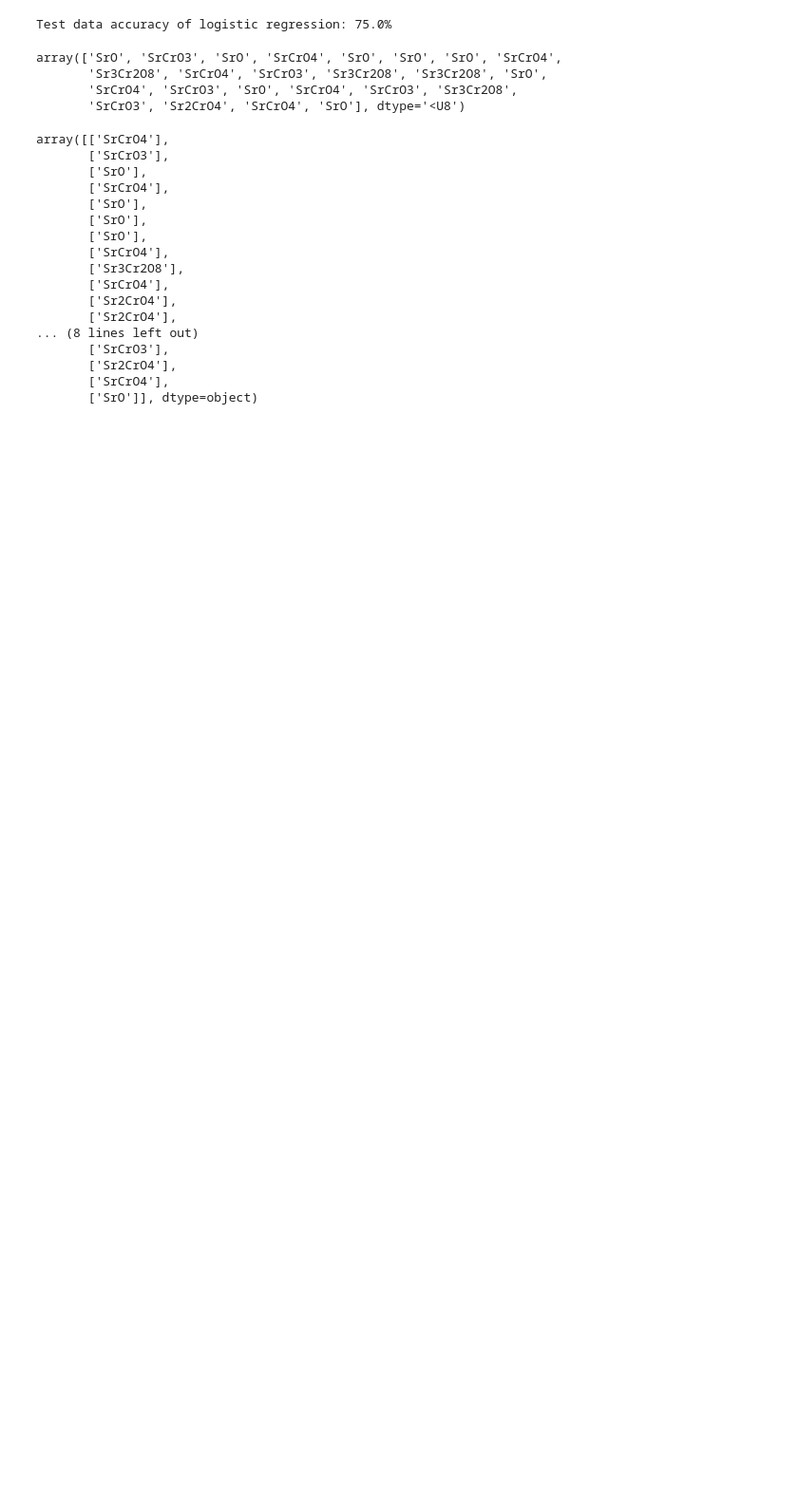
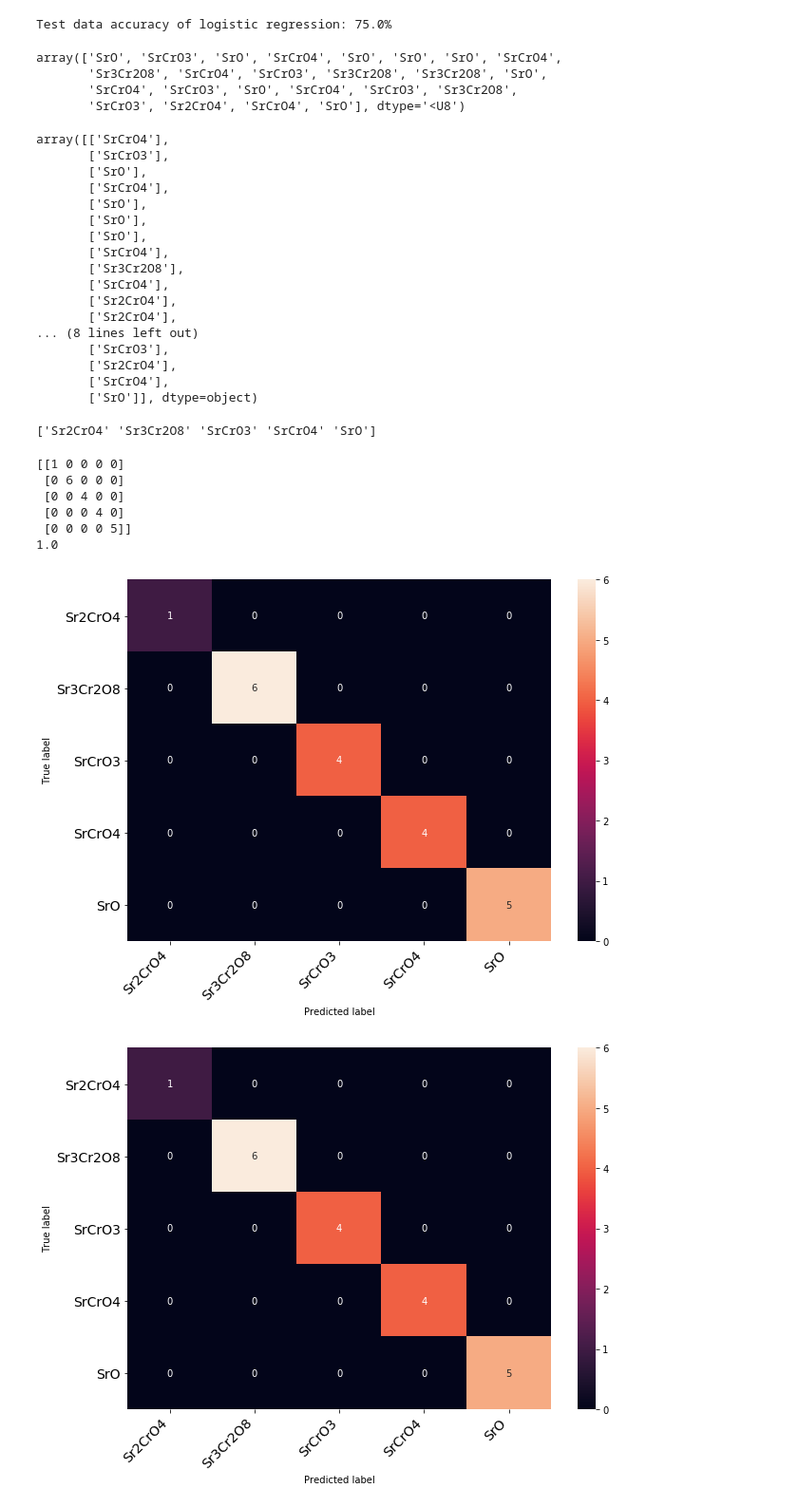
Before and after one commit to boledadian/cammp_7, a Jupyter notebook: P1/Question 1 .ipynb, the cells around one changed output. Shown at 95% size. Drawn from its saved outputs; the diff is of its cells as text; code cells hidden in the pictures; blank space fills up the shorter version.

```diff
--- a/P1/Question 1 .ipynb
+++ b/P1/Question 1 .ipynb
@@ -133,0 +150,40 @@ array([['SrCrO4'],
+# %%
+df = pd.read_excel('Cr-poisoning.xlsx')
+X = df.iloc[:, 0:2]
+y = df.iloc[:, 2]
+
+le = LabelEncoder()
+y = le.fit_transform(y.values)
+print(le.classes_)
+scaler = StandardScaler()
+X = scaler.fit_transform(X)
+
+X_train, X_test, y_train, y_test = train_test_split(X, y, random_state=42, train_size=0.75)
+# %% [output]
+['Sr2CrO4' 'Sr3Cr2O8' 'SrCrO3' 'SrCrO4' 'SrO']
+# %%
+clf = SVC(kernel='linear', gamma=0.5, C=20)
+# knn = KNeighborsClassifier(n_neighbors=4)
+# rf = RandomForestClassifier()
+log_reg = LogisticRegression()
+model = clf
+model.fit(X_train, y_train)
+#
+y_hat = model.predict(X_test)
+
+confusion_mat = confusion_matrix(y_test, y_hat)
+print(confusion_mat)
+# print(classification_report(y_test, y_hat))
+print(accuracy_score(y_test, y_hat))
+# %% [output]
+[[1 0 0 0 0]
+ [0 6 0 0 0]
+ [0 0 4 0 0]
+ [0 0 0 4 0]
+ [0 0 0 0 5]]
+1.0
+# %%
+print_confusion_matrix(confusion_mat, ['Sr2CrO4','Sr3Cr2O8', 'SrCrO3', 'SrCrO4', 'SrO'])
+# %% [output]
+[figure, added]
+[figure, added]
```
Also changed, not shown: parts of 3 cells of this notebook, 3 other files.
